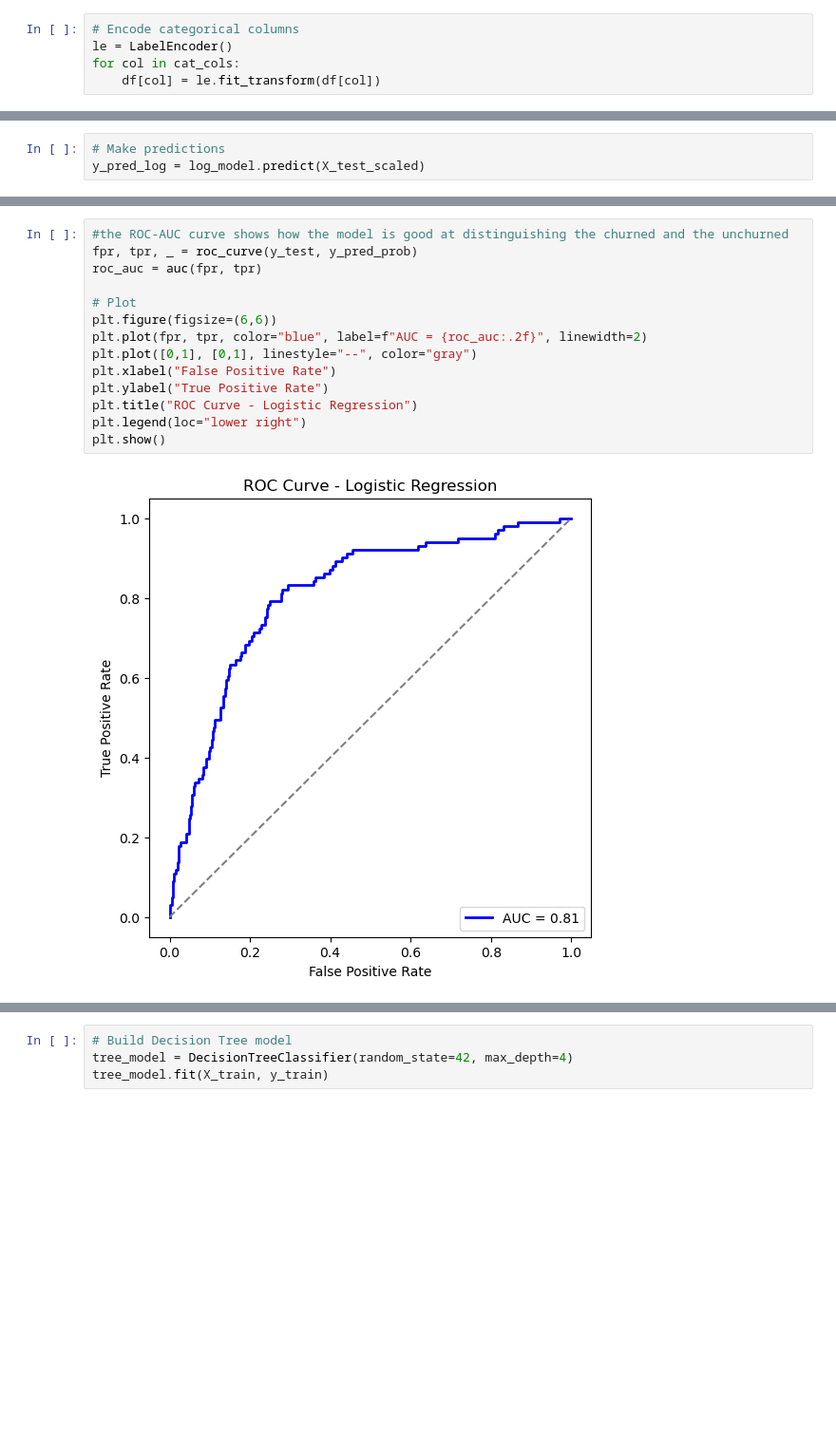
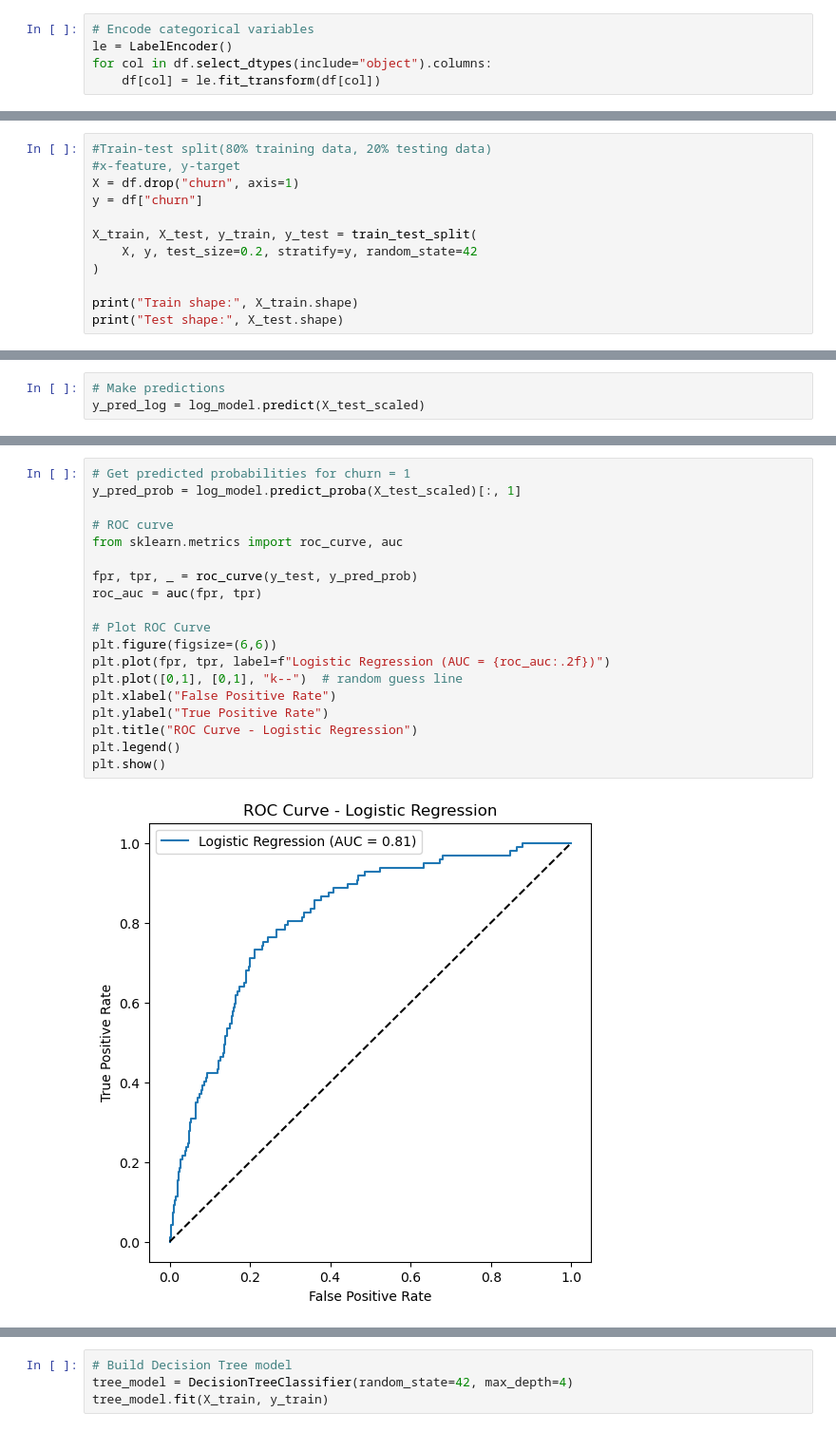
Before and after one commit to Jesse-ngugi99/GROUP_8_PHASE_THREE, a Jupyter notebook: Phase 3 project.ipynb, the cells around one changed output, grey strips where cells are left out. Shown at 95% size. Cells and saved outputs as stored; diff of their text form; blank space fills up the shorter version.

```diff
--- a/Phase 3 project.ipynb
+++ b/Phase 3 project.ipynb
@@ -195,5 +190,5 @@ Categorical columns: ['state', 'phone_number', 'international_plan', 'voice_mail
 # %%
-# Encode categorical columns
+# Encode categorical variables
 le = LabelEncoder()
-for col in cat_cols:
+for col in df.select_dtypes(include="object").columns:
     df[col] = le.fit_transform(df[col])
@@ -279,0 +285,12 @@ Testing set size: (667, 20)
+# %%
+#Train-test split(80% training data, 20% testing data)
+#x-feature, y-target
+X = df.drop("churn", axis=1)
+y = df["churn"]
+
+X_train, X_test, y_train, y_test = train_test_split(
+    X, y, test_size=0.2, stratify=y, random_state=42
+)
+
+print("Train shape:", X_train.shape)
+print("Test shape:", X_test.shape)
@@ -349,17 +374,22 @@ weighted avg       0.86      0.78      0.80       667
 # %%
-#the ROC-AUC curve shows how the model is good at distinguishing the churned and the unchurned
+# Get predicted probabilities for churn = 1
+y_pred_prob = log_model.predict_proba(X_test_scaled)[:, 1]
+
+# ROC curve
+from sklearn.metrics import roc_curve, auc
+
 fpr, tpr, _ = roc_curve(y_test, y_pred_prob)
 roc_auc = auc(fpr, tpr)
 
-# Plot
+# Plot ROC Curve
 plt.figure(figsize=(6,6))
-plt.plot(fpr, tpr, color="blue", label=f"AUC = {roc_auc:.2f}", linewidth=2)
-plt.plot([0,1], [0,1], linestyle="--", color="gray")
+plt.plot(fpr, tpr, label=f"Logistic Regression (AUC = {roc_auc:.2f})")
+plt.plot([0,1], [0,1], "k--")  # random guess line
 plt.xlabel("False Positive Rate")
 plt.ylabel("True Positive Rate")
 plt.title("ROC Curve - Logistic Regression")
-plt.legend(loc="lower right")
+plt.legend()
 plt.show()
 # %% [output]
-[figure, old version]
+[figure, new version]
 # %% [markdown]
```
Also changed, not shown: parts of 47 cells of this notebook.
